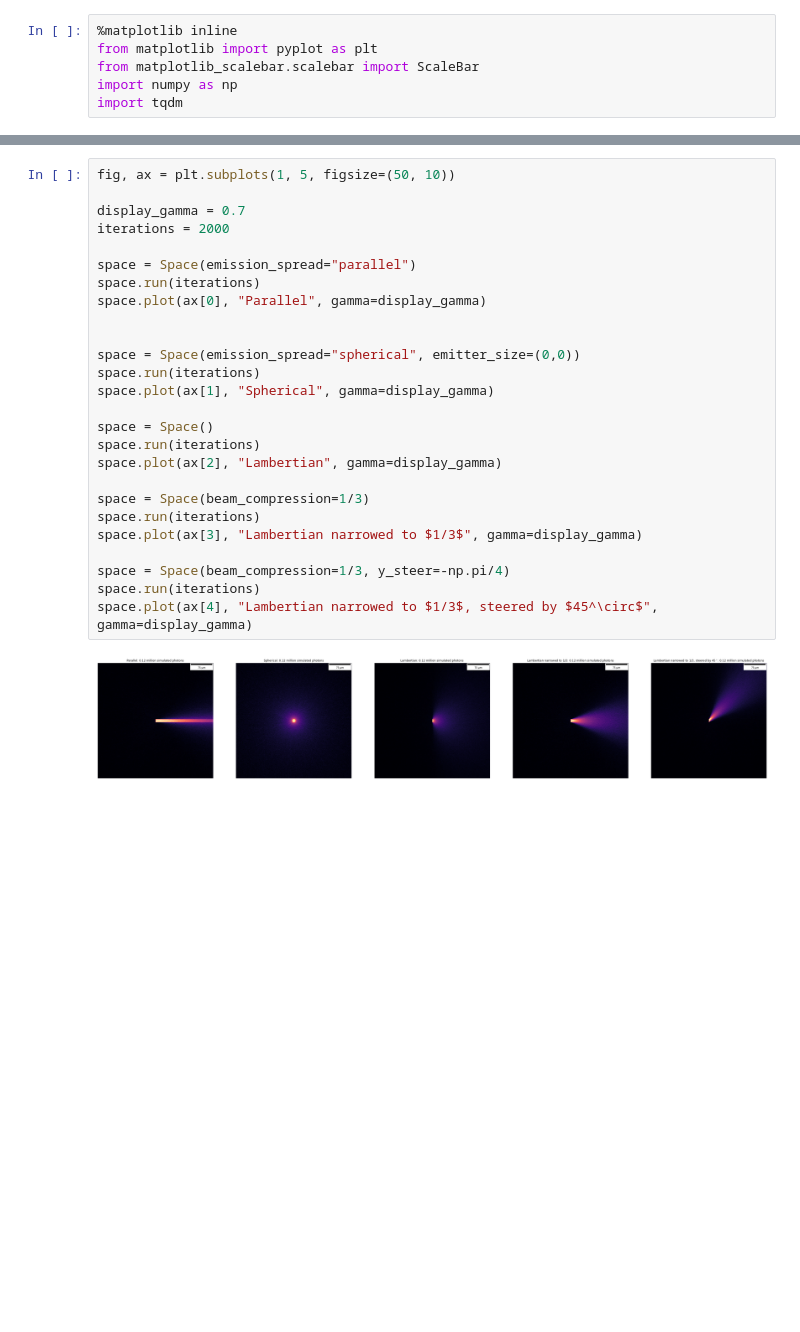
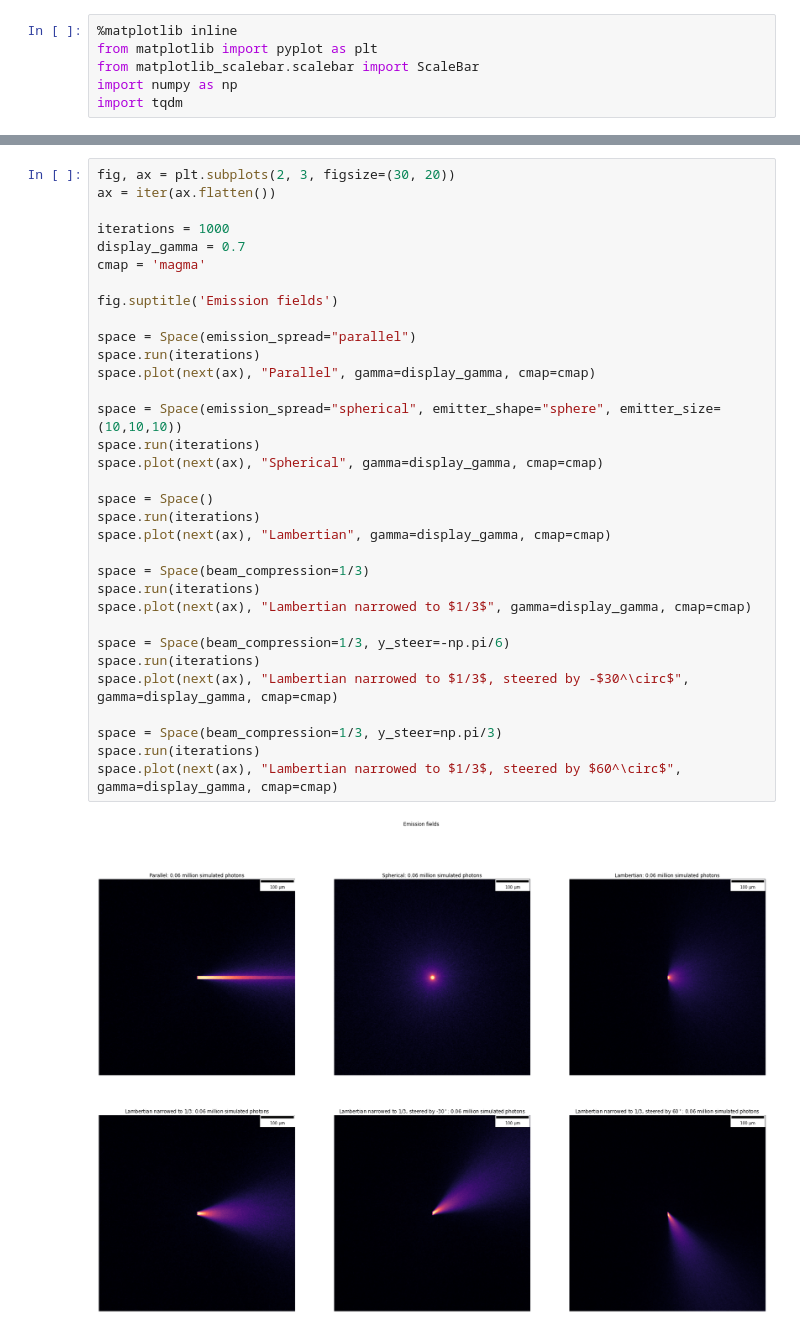
Before and after one commit to datajoint-company/neurophotonics, a Jupyter notebook: notebooks/LightSimulation.ipynb, the cells around one changed output, grey strips where cells are left out. Drawn from its saved outputs; the diff is of its cells as text; blank space fills up the shorter version.

```diff
--- a/notebooks/LightSimulation.ipynb
+++ b/notebooks/LightSimulation.ipynb
@@ -150,29 +187,36 @@ class Space:
 # %%
-fig, ax = plt.subplots(1, 5, figsize=(50, 10))
+fig, ax = plt.subplots(2, 3, figsize=(30, 20))
+ax = iter(ax.flatten())
 
+iterations = 1000
 display_gamma = 0.7
-iterations = 2000
+cmap = 'magma'
+
+fig.suptitle('Emission fields')
 
 space = Space(emission_spread="parallel")
 space.run(iterations)
-space.plot(ax[0], "Parallel", gamma=display_gamma)
+space.plot(next(ax), "Parallel", gamma=display_gamma, cmap=cmap)
 
-
-space = Space(emission_spread="spherical", emitter_size=(0,0))
+space = Space(emission_spread="spherical", emitter_shape="sphere", emitter_size=(10,10,10))
 space.run(iterations)
-space.plot(ax[1], "Spherical", gamma=display_gamma)
+space.plot(next(ax), "Spherical", gamma=display_gamma, cmap=cmap)
 
 space = Space()
 space.run(iterations)
-space.plot(ax[2], "Lambertian", gamma=display_gamma)
+space.plot(next(ax), "Lambertian", gamma=display_gamma, cmap=cmap)
 
 space = Space(beam_compression=1/3)
 space.run(iterations)
-space.plot(ax[3], "Lambertian narrowed to $1/3$", gamma=display_gamma)
+space.plot(next(ax), "Lambertian narrowed to $1/3$", gamma=display_gamma, cmap=cmap)
 
-space = Space(beam_compression=1/3, y_steer=-np.pi/4)
+space = Space(beam_compression=1/3, y_steer=-np.pi/6)
 space.run(iterations)
-space.plot(ax[4], "Lambertian narrowed to $1/3$, steered by $45^\circ$", gamma=display_gamma)
+space.plot(next(ax), "Lambertian narrowed to $1/3$, steered by -$30^\circ$", gamma=display_gamma, cmap=cmap)
+
+space = Space(beam_compression=1/3, y_steer=np.pi/3)
+space.run(iterations)
+space.plot(next(ax), "Lambertian narrowed to $1/3$, steered by $60^\circ$", gamma=display_gamma, cmap=cmap)
 # %% [output]
-[figure, old version]
+[figure, new version]
 # %%
```
Also changed, not shown: parts of 7 cells of this notebook.
